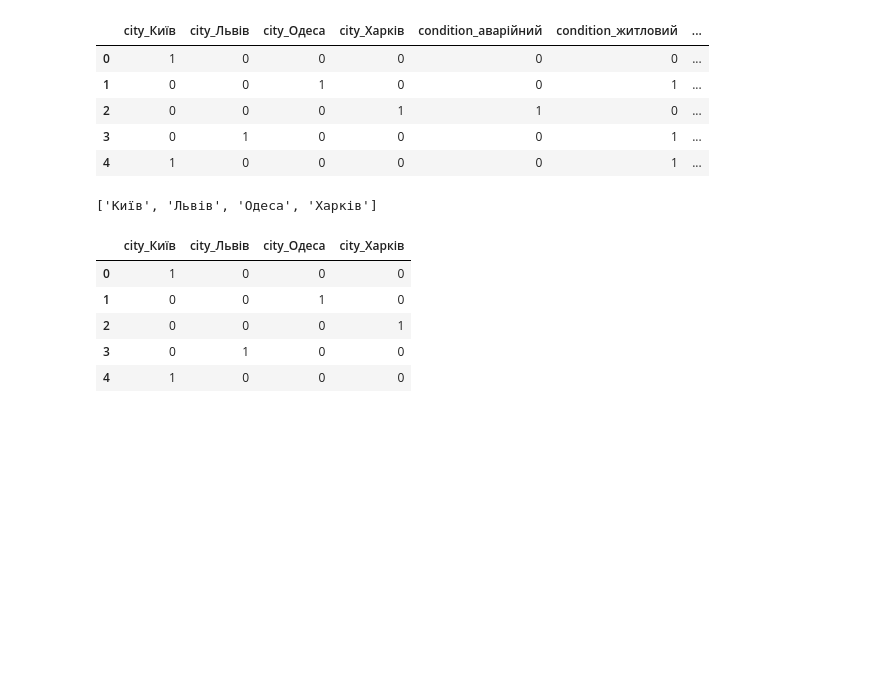
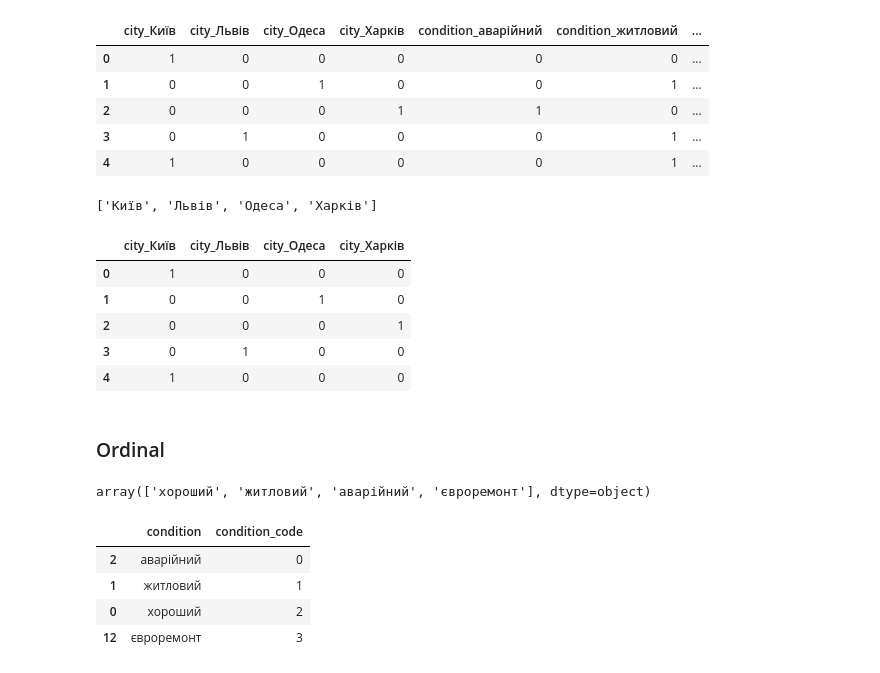
Before and after one commit to NatalieAleksandrova2026/DTA_2026, a Jupyter notebook: ML/ML_feature_engineering_categorical_features.ipynb, the cells around one changed output. Cells and saved outputs as stored; diff of their text form; code cells hidden in the pictures; blank space fills up the shorter version.

```diff
--- a/ML/ML_feature_engineering_categorical_features.ipynb
+++ b/ML/ML_feature_engineering_categorical_features.ipynb
@@ -200,3 +200,25 @@ pd.DataFrame(encoded[:5], columns=ohe.get_feature_names_out(['city'])).astype(in
 | 2 | 0 | 0 | 0 | 1 |
 | 3 | 0 | 1 | 0 | 0 |
 | 4 | 1 | 0 | 0 | 0 |
+# %% [markdown]
+### Ordinal
+# %%
+df['condition'].unique()
+# %% [output]
+array(['хороший', 'житловий', 'аварійний', 'євроремонт'], dtype=object)
+# %%
+from sklearn.preprocessing import OrdinalEncoder
+
+order = [['аварійний', 'житловий', 'хороший', 'євроремонт']]
+oe = OrdinalEncoder(categories=order)
+
+apt_demo = apt[['condition']].copy()
+apt_demo['condition_code'] = oe.fit_transform(apt[['condition']]).astype(int)
+
+apt_demo.drop_duplicates().sort_values('condition_code')
+# %% [output]
+|  | condition | condition_code |
+| 2 | аварійний | 0 |
+| 1 | житловий | 1 |
+| 0 | хороший | 2 |
+| 12 | євроремонт | 3 |
```
Also changed, not shown: parts of 1 cell of this notebook.
